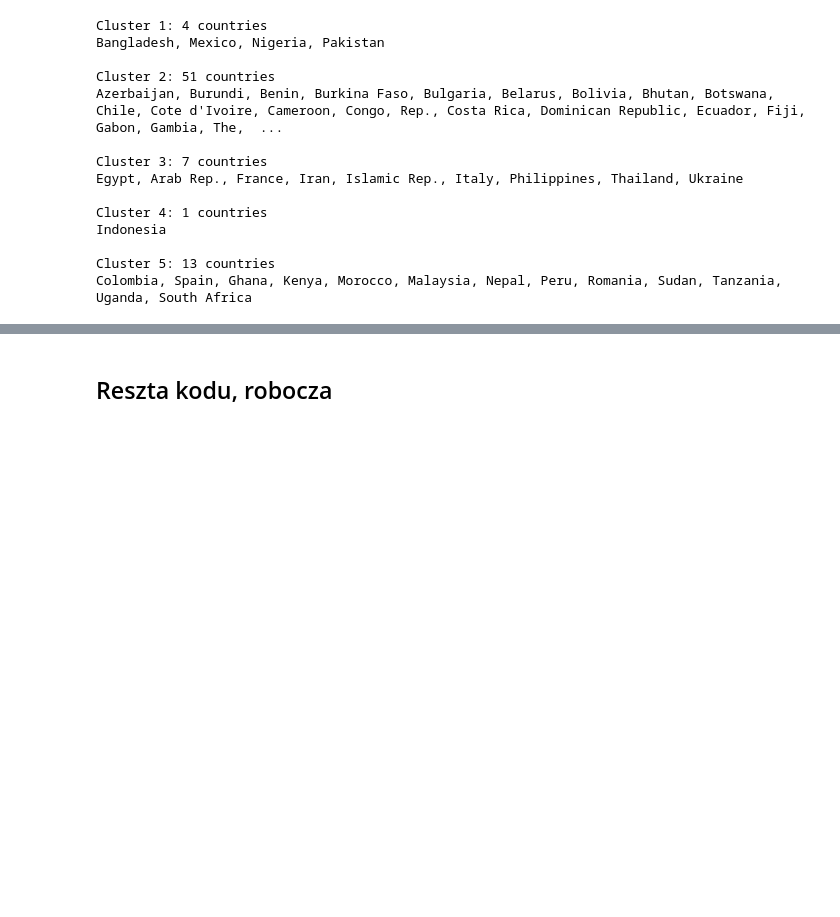
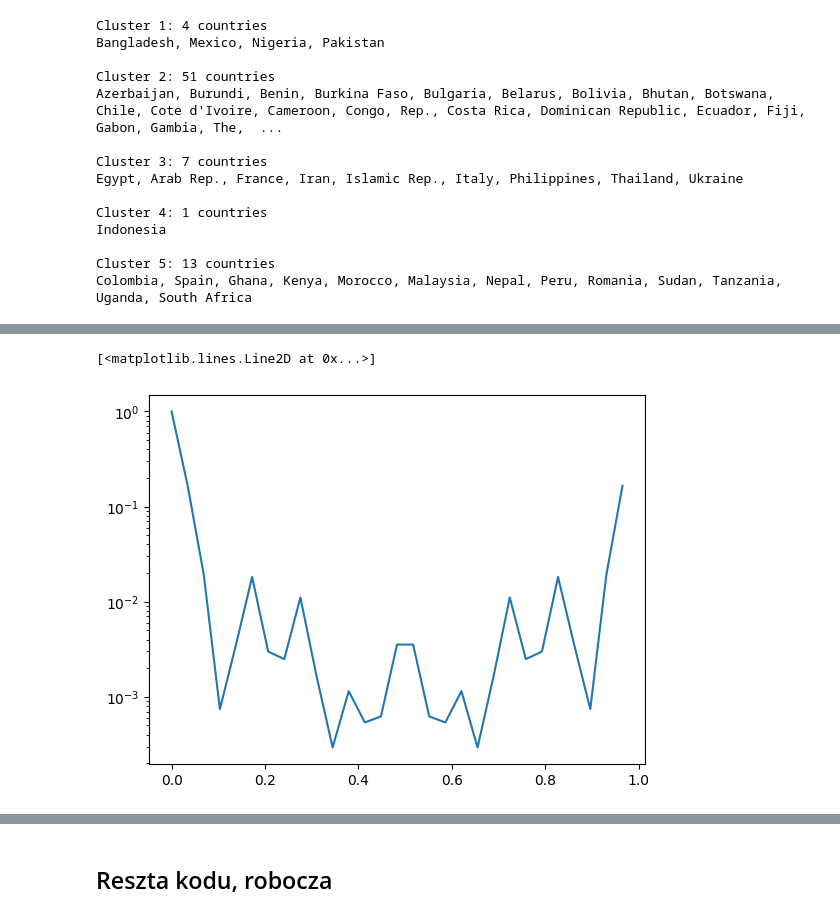
Before and after one commit to lion158/Eksploracja_Danych_Projekt, a Jupyter notebook: EksploracjaDanychProjekt2.ipynb, the cells around one changed output, grey strips where cells are left out. Saved outputs shown, nothing was run; the diff lists cells and outputs as text; code cells hidden in the pictures; blank space fills up the shorter version.

Commit message:
Transformata Fouriera test

```diff
--- a/EksploracjaDanychProjekt2.ipynb
+++ b/EksploracjaDanychProjekt2.ipynb
@@ -1224,0 +1229,3 @@ Colombia, Spain, Ghana, Kenya, Morocco, Malaysia, Nepal, Peru, Romania, Sudan, T
+# %%
+df_new = df_scaled.iloc[[1], :]
+df_new.values
@@ -1224,0 +1239,6 @@ Colombia, Spain, Ghana, Kenya, Morocco, Malaysia, Nepal, Peru, Romania, Sudan, T
+# %%
+l = list(df_new)
+# %%
+x = np.array(l)
+y = df.values[0]
+y = y.reshape(-1)
@@ -1224,0 +1261,19 @@ Colombia, Spain, Ghana, Kenya, Morocco, Malaysia, Nepal, Peru, Romania, Sudan, T
+# %%
+import numpy as np
+
+# apply fast fourier transform and take absolute values
+f=abs(np.fft.fft(y))
+
+# get the list of frequencies
+num=np.size(x)
+freq = [i / num for i in list(range(num))]
+
+# get the list of spectrums
+spectrum=f.real*f.real+f.imag*f.imag
+nspectrum=spectrum/spectrum[0]
+
+# plot nspectrum per frequency, with a semilog scale on nspectrum
+plt.semilogy(freq,nspectrum)
+# %% [output]
+[<matplotlib.lines.Line2D at 0x...>]
+[figure, added]
```
Also changed, not shown: parts of 6 cells of this notebook.
